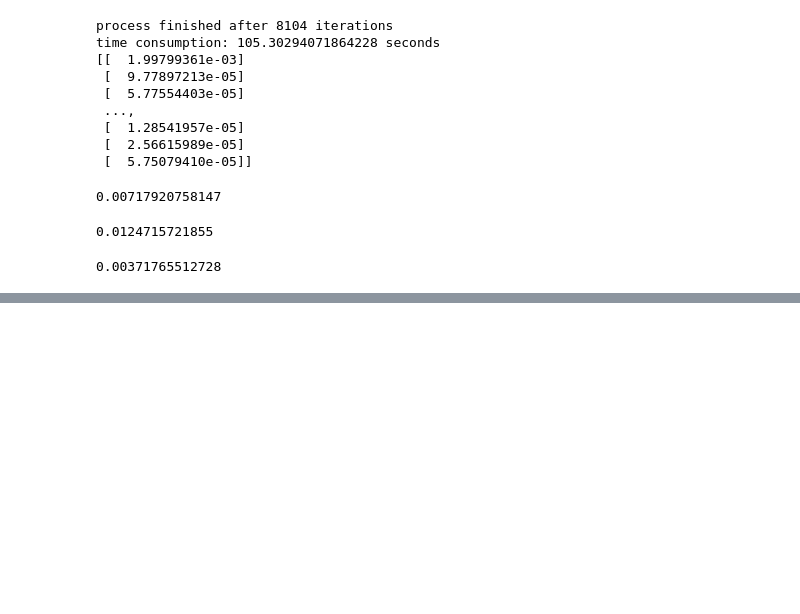
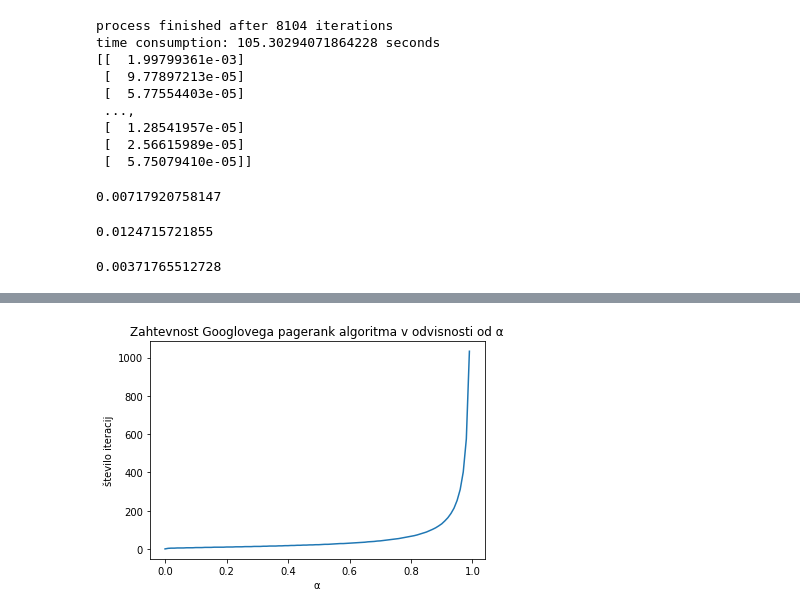
Before and after one commit to anamariostarijas/Katz-centrality-and-Google-s-PageRank, a Jupyter notebook: PageRank_documentation.ipynb, the cells around one changed output, grey strips where cells are left out. Drawn from its saved outputs; the diff is of its cells as text; code cells hidden in the pictures; blank space fills up the shorter version.

Commit message:
grafi casovne zahtevnosti google's pageranka

```diff
--- a/PageRank_documentation.ipynb
+++ b/PageRank_documentation.ipynb
@@ -349,3 +350,25 @@ diff_3 = np.linalg.norm(r_4-r_2, ord=2)
 print(diff_3)
 # %% [output]
 0.00371765512728
+# %%
+#graph of time of pagerank algorithm depending on alpha
+def pagerank3(matrix, max_num_of_steps, tolerance, alpha):
+    '''returns timing of calculation of pagerank vector of adjacency matrix, 0<=alpha<=1'''
+    start = timer()
+    A = Amatrix(matrix, alpha)           #column stohastic matrix from given matrix
+    r = A[:,0]  #first guess for vector r is first column of Q
+    diff = 1000
+    k = 0
+    while diff > tolerance and k < max_num_of_steps:
+        r, q = A.dot(r), r              #inner product of matrix Q and vector r
+        #r = q/np.linalg.norm(q, ord=1)  #not necessary
+        diff = np.linalg.norm(q-r, ord=1)
+        k+=1
+    print('process finished after {} iterations'.format(k))
+    end = timer()
+    print('time consumption: {} seconds'.format(end-start))  #timing of the process
+    return (end-start, k)
+
+timings = {}
+for alpha in range (0,100):
+    timings[alpha/100] = pagerank3(M_fb, 100000, 0.0000001, alpha/100)
@@ -351,0 +393,2 @@ print(diff_3)
+# %%
+iterations= [i[1] for i in timings.values()]
@@ -351,0 +413,9 @@ print(diff_3)
+# %%
+plt.plot(timings.keys(), iterations)
+plt.xlabel('α')
+plt.ylabel('število iteracij')
+plt.title('Zahtevnost Googlovega pagerank algoritma v odvisnosti od α')
+plt.savefig('Pagerank_alpha.png')
+plt.show()
+# %% [output]
+[figure, added]
```
Also changed, not shown: parts of 15 cells of this notebook, 6 other files.
